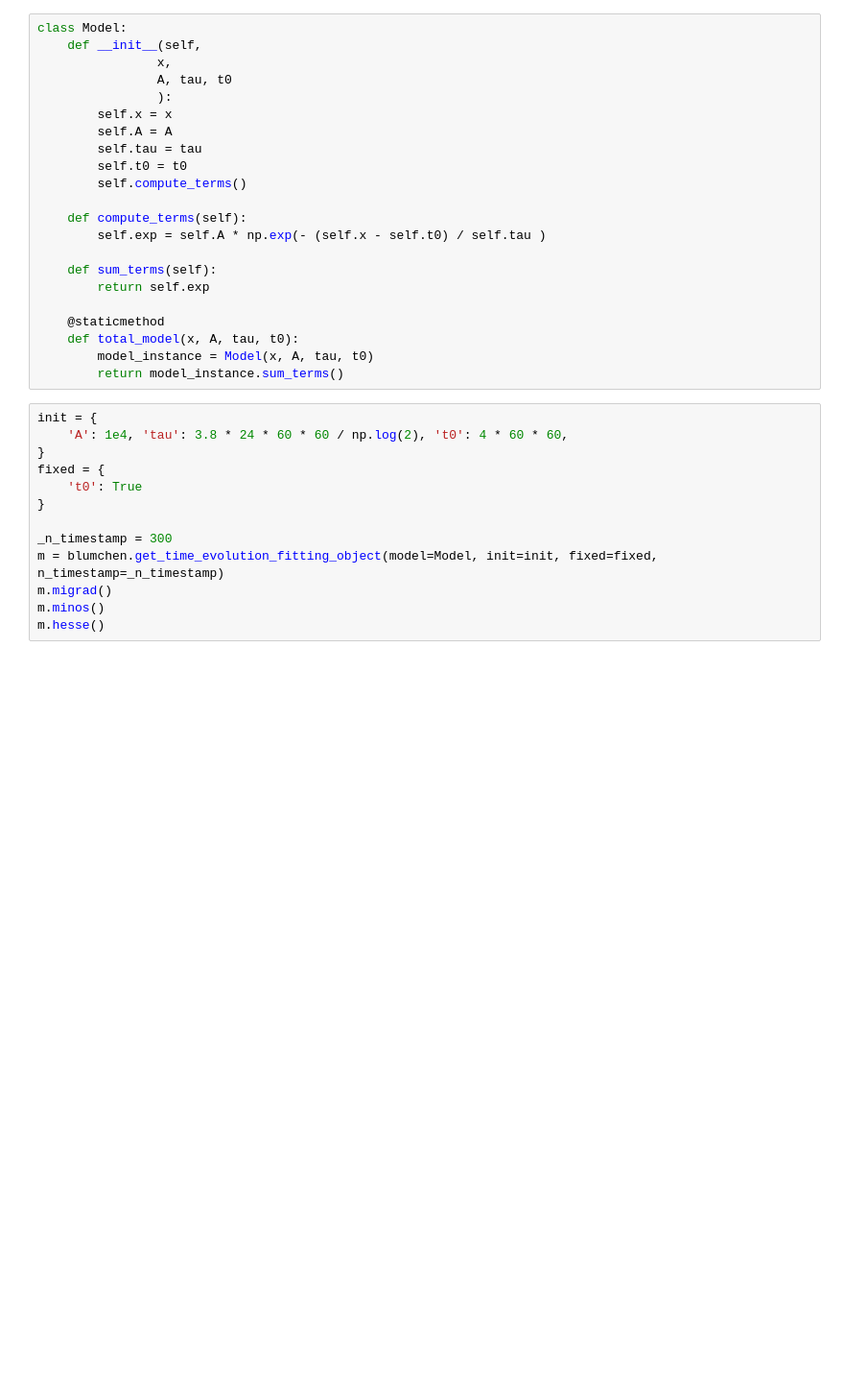
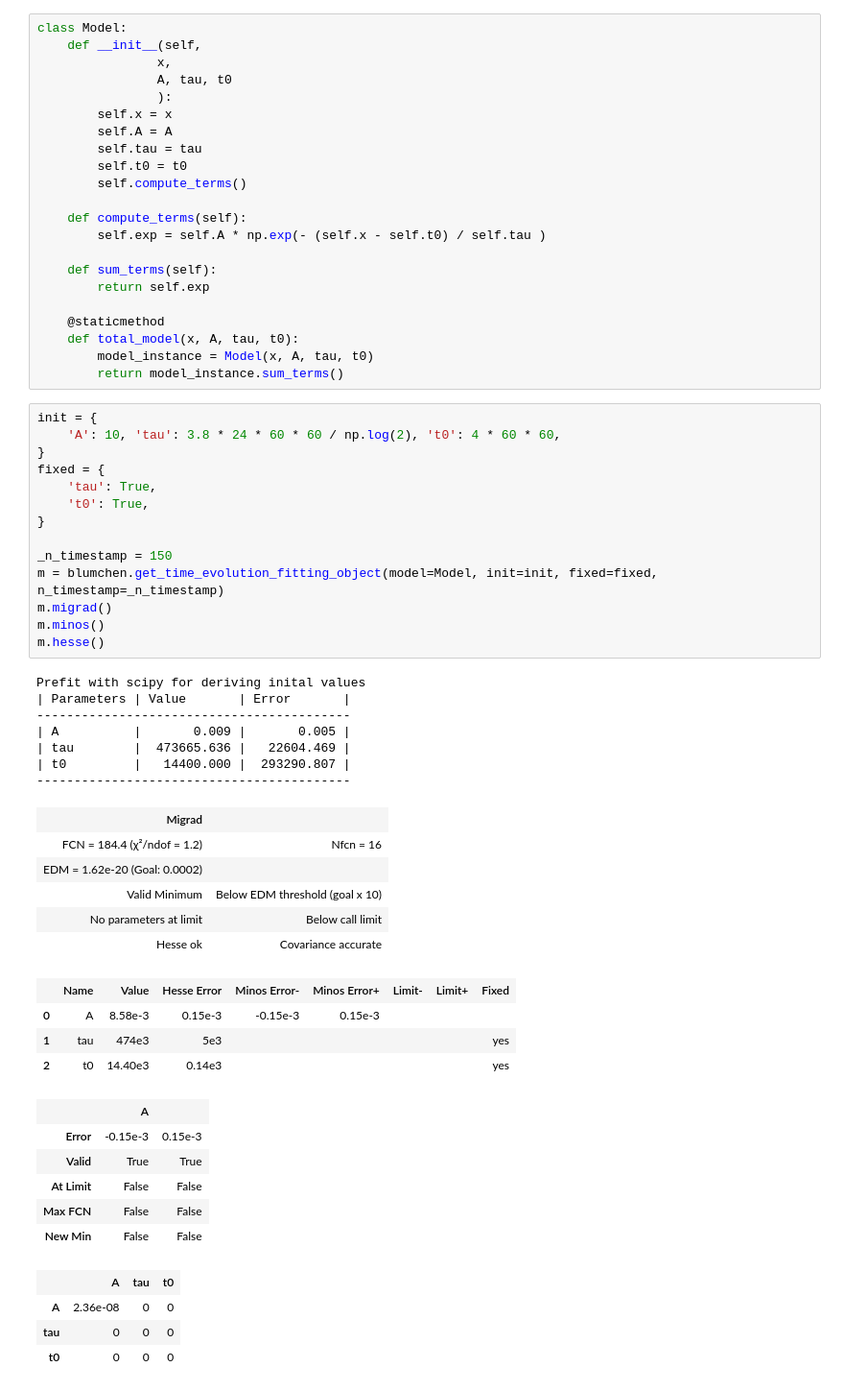
Before and after one commit to GiovanniVolta/RadDetect, a Jupyter notebook: tutorials/blumchen.ipynb, the cells around one changed output. Shown at 96% size. Drawn from its saved outputs; the diff is of its cells as text; blank space fills up the shorter version.

```diff
--- a/tutorials/blumchen.ipynb
+++ b/tutorials/blumchen.ipynb
@@ -170,16 +174,45 @@ class Model:
         return model_instance.sum_terms()
 # %%
 init = {
-    'A': 1e4, 'tau': 3.8 * 24 * 60 * 60 / np.log(2), 't0': 4 * 60 * 60,
+    'A': 10, 'tau': 3.8 * 24 * 60 * 60 / np.log(2), 't0': 4 * 60 * 60,
 }
 fixed = {
-    't0': True
+    'tau': True,
+    't0': True,
 }
 
-_n_timestamp = 300
+_n_timestamp = 150
 m = blumchen.get_time_evolution_fitting_object(model=Model, init=init, fixed=fixed, n_timestamp=_n_timestamp)
 m.migrad()
 m.minos()
 m.hesse()
+# %% [output]
+Prefit with scipy for deriving inital values
+| Parameters | Value       | Error       |
+------------------------------------------
+| A          |       0.009 |       0.005 |
+| tau        |  473665.636 |   22604.469 |
+| t0         |   14400.000 |  293290.807 |
+------------------------------------------
+| Migrad |  |
+| FCN = 184.4 (χ²/ndof = 1.2) | Nfcn = 16 |
+| EDM = 1.62e-20 (Goal: 0.0002) |  |
+| Valid Minimum | Below EDM threshold (goal x 10) |
+| No parameters at limit | Below call limit |
+| Hesse ok | Covariance accurate |
+|  | Name | Value | Hesse Error | Minos Error- | Minos Error+ | Limit- | Limit+ | Fixed |
+| 0 | A | 8.58e-3 | 0.15e-3 | -0.15e-3 | 0.15e-3 |  |  |  |
+| 1 | tau | 474e3 | 5e3 |  |  |  |  | yes |
+| 2 | t0 | 14.40e3 | 0.14e3 |  |  |  |  | yes |
+|  | A |  |
+| Error | -0.15e-3 | 0.15e-3 |
+| Valid | True | True |
+| At Limit | False | False |
+| Max FCN | False | False |
+| New Min | False | False |
+|  | A | tau | t0 |
+| A | 2.36e-08 | 0 | 0 |
+| tau | 0 | 0 | 0 |
+| t0 | 0 | 0 | 0 |
 # %%
 from_tau_to_halflife = 24 * 60 * 60 / np.log(2)
```
Also changed, not shown: parts of 3 cells of this notebook, 1 other file.
